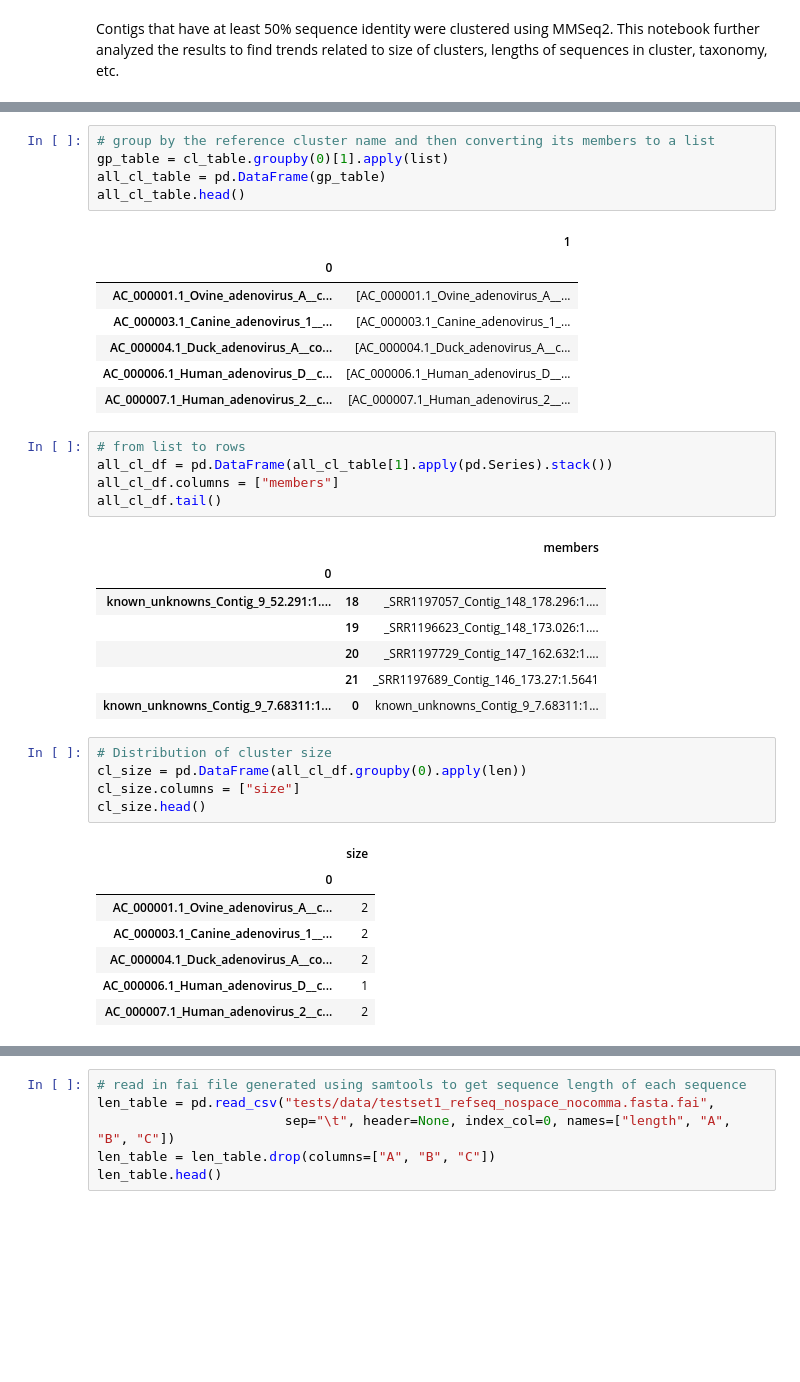
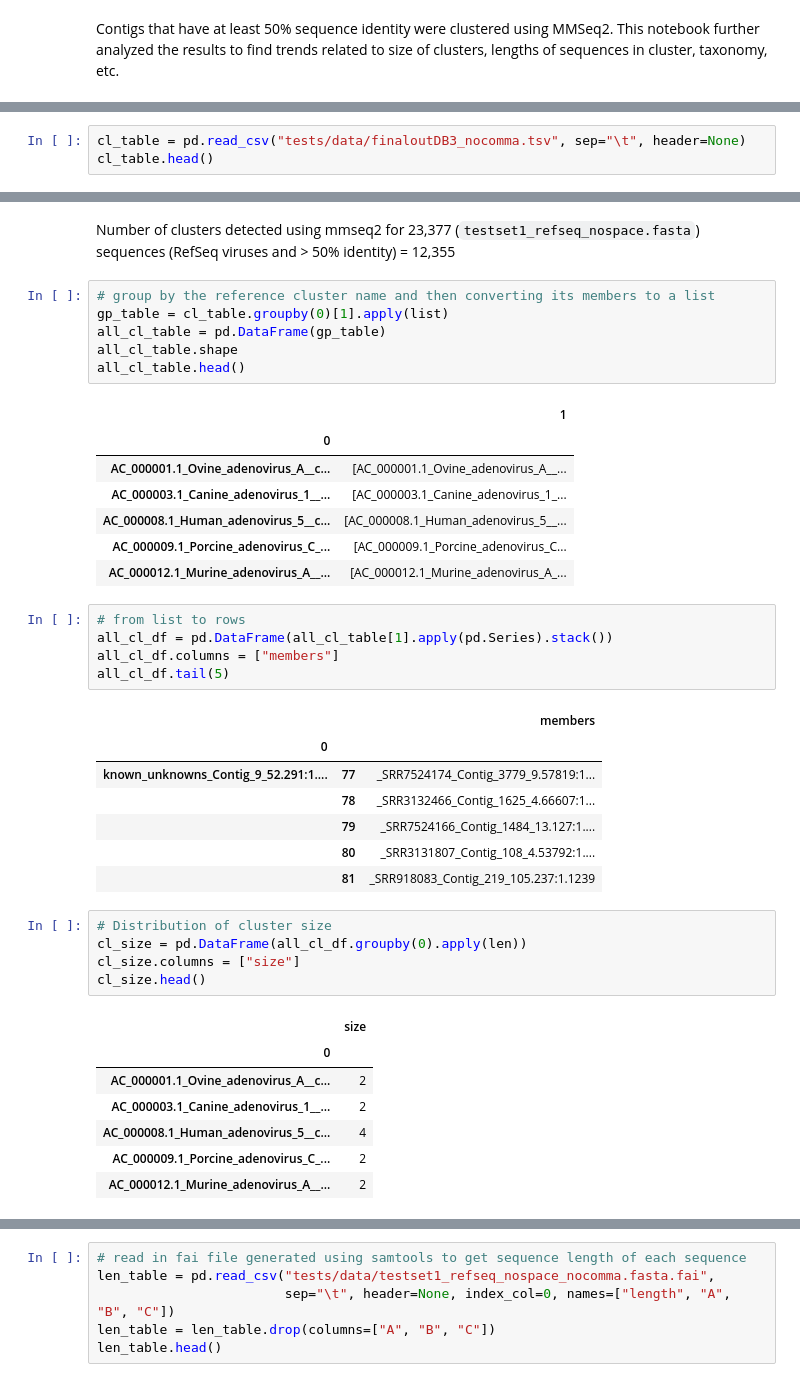
Before and after one commit to NCBI-Hackathons/VirusDiscoveryProject, a Jupyter notebook: Phylo/cluster_analyses.ipynb, the cells around one changed output, grey strips where cells are left out. Saved outputs shown, nothing was run; the diff lists cells and outputs as text; blank space fills up the shorter version.

```diff
--- a/Phylo/cluster_analyses.ipynb
+++ b/Phylo/cluster_analyses.ipynb
@@ -21,0 +23,3 @@ cl_table.head()
+# %%
+cl_table = pd.read_csv("tests/data/finaloutDB3_nocomma.tsv", sep="\t", header=None)
+cl_table.head()
@@ -22,29 +33,32 @@ cl_table.head()
+# %% [markdown]
+Number of clusters detected using mmseq2 for 23,377 (`testset1_refseq_nospace.fasta`) sequences (RefSeq viruses and > 50% identity) = 12,355
 # %%
 # group by the reference cluster name and then converting its members to a list
 gp_table = cl_table.groupby(0)[1].apply(list)
 all_cl_table = pd.DataFrame(gp_table)
+all_cl_table.shape
 all_cl_table.head()
 # %% [output]
 |  | 1 |
 | 0 |  |
 | AC_000001.1_Ovine_adenovirus_A__c... | [AC_000001.1_Ovine_adenovirus_A__... |
 | AC_000003.1_Canine_adenovirus_1__... | [AC_000003.1_Canine_adenovirus_1_... |
-| AC_000004.1_Duck_adenovirus_A__co... | [AC_000004.1_Duck_adenovirus_A__c... |
-| AC_000006.1_Human_adenovirus_D__c... | [AC_000006.1_Human_adenovirus_D__... |
-| AC_000007.1_Human_adenovirus_2__c... | [AC_000007.1_Human_adenovirus_2__... |
+| AC_000008.1_Human_adenovirus_5__c... | [AC_000008.1_Human_adenovirus_5__... |
+| AC_000009.1_Porcine_adenovirus_C_... | [AC_000009.1_Porcine_adenovirus_C... |
+| AC_000012.1_Murine_adenovirus_A__... | [AC_000012.1_Murine_adenovirus_A_... |
 # %%
 # from list to rows
 all_cl_df = pd.DataFrame(all_cl_table[1].apply(pd.Series).stack())
 all_cl_df.columns = ["members"]
-all_cl_df.tail()
+all_cl_df.tail(5)
 # %% [output]
 |  |  | members |
 | 0 |  |  |
-| known_unknowns_Contig_9_52.291:1.... | 18 | _SRR1197057_Contig_148_178.296:1.... |
-|  | 19 | _SRR1196623_Contig_148_173.026:1.... |
-|  | 20 | _SRR1197729_Contig_147_162.632:1.... |
-|  | 21 | _SRR1197689_Contig_146_173.27:1.5641 |
-| known_unknowns_Contig_9_7.68311:1... | 0 | known_unknowns_Contig_9_7.68311:1... |
+| known_unknowns_Contig_9_52.291:1.... | 77 | _SRR7524174_Contig_3779_9.57819:1... |
+|  | 78 | _SRR3132466_Contig_1625_4.66607:1... |
+|  | 79 | _SRR7524166_Contig_1484_13.127:1.... |
+|  | 80 | _SRR3131807_Contig_108_4.53792:1.... |
+|  | 81 | _SRR918083_Contig_219_105.237:1.1239 |
 # %%
 # Distribution of cluster size
 cl_size = pd.DataFrame(all_cl_df.groupby(0).apply(len))
@@ -55,6 +69,6 @@ cl_size.head()
 | 0 |  |
 | AC_000001.1_Ovine_adenovirus_A__c... | 2 |
 | AC_000003.1_Canine_adenovirus_1__... | 2 |
-| AC_000004.1_Duck_adenovirus_A__co... | 2 |
-| AC_000006.1_Human_adenovirus_D__c... | 1 |
-| AC_000007.1_Human_adenovirus_2__c... | 2 |
+| AC_000008.1_Human_adenovirus_5__c... | 4 |
+| AC_000009.1_Porcine_adenovirus_C_... | 2 |
+| AC_000012.1_Murine_adenovirus_A__... | 2 |
```
Also changed, not shown: parts of 24 cells of this notebook.
